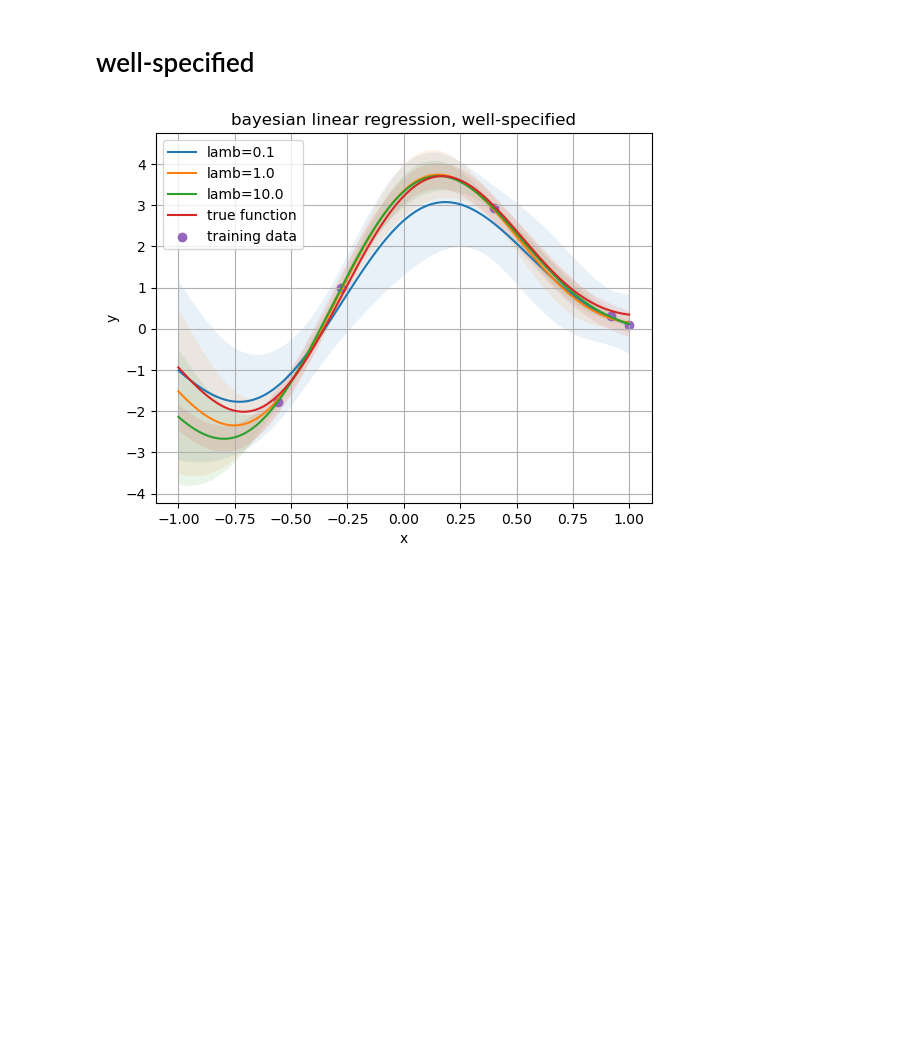
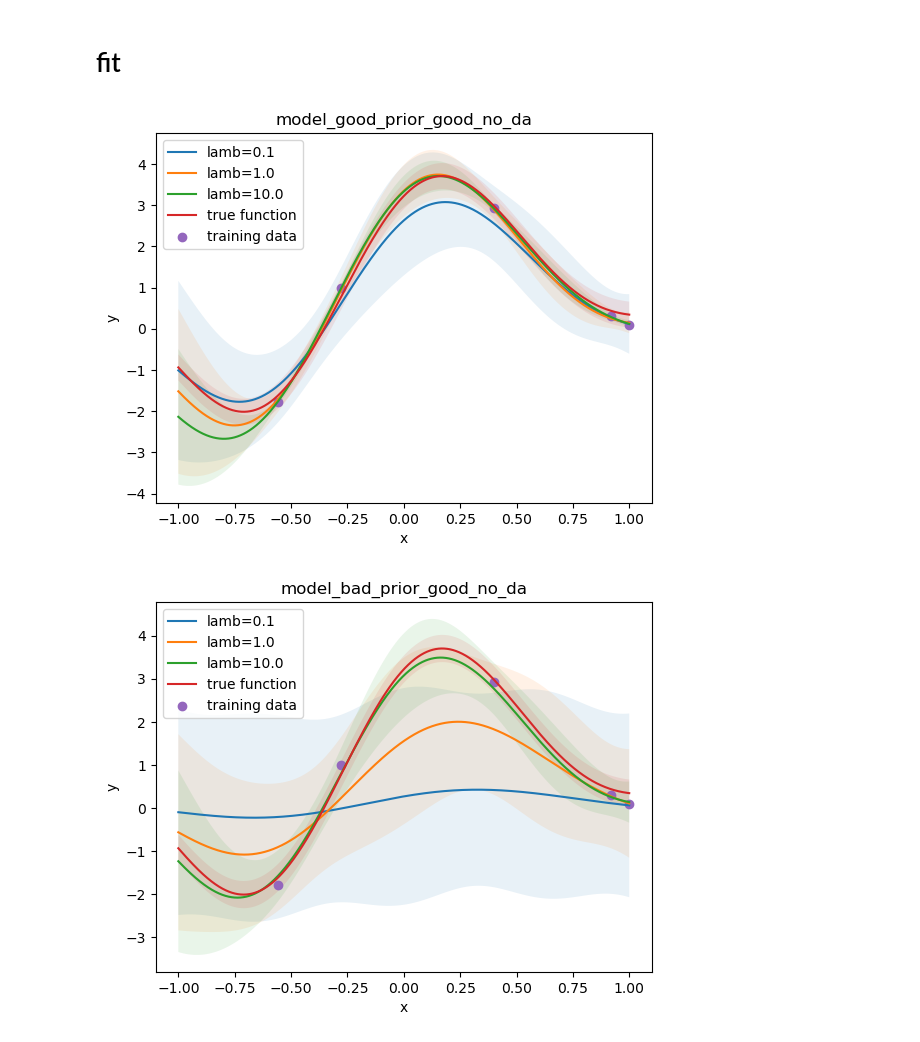
Before and after one commit to pyijiezhang/cold-posteriors-and-pacbayes, a Jupyter notebook: simulation_exact_lm_regression.ipynb, the cells around one changed output. Drawn from its saved outputs; the diff is of its cells as text; code cells hidden in the pictures; blank space fills up the shorter version.

```diff
--- a/simulation_exact_lm_regression.ipynb
+++ b/simulation_exact_lm_regression.ipynb
@@ -18,23 +19,50 @@ Y_true=torch.sum(X_show, 1)
-# %% [markdown]
-# well-specified
+# %% [markdown]
+# fit
 # %%
-plt.figure()
-for lamb in [0.1, 1.0, 10.0]:
-    var_likelihood = 0.025
-    var_prior = 1.0
-    m_N, S_N = get_post(X_train, Y_train, var_prior, var_likelihood, lamb)
-    post_pred_mean=X_show @ m_N
-    post_pred_var=torch.diag(X_show @ S_N @ X_show.T)
-    plt.plot(X_show_orig, post_pred_mean, label=f"lamb={lamb}")
-    plt.fill_between(X_show_orig, post_pred_mean + 2 * torch.sqrt(post_pred_var), post_pred_mean - 2 * torch.sqrt(post_pred_var), alpha=0.1)
-plt.plot(X_show_orig, Y_true, label="true function")
-plt.fill_between(X_show_orig, post_pred_mean + 2 * 0.158, post_pred_mean - 2 * 0.158, alpha=0.1)
-plt.scatter(X_train_orig, Y_train, label="training data")
-plt.legend()
-plt.grid()
-plt.title("bayesian linear regression, well-specified")
-plt.xlabel("x")
-plt.ylabel("y")
-plt.show()
+settings = [
+    "model_good_prior_good_no_da",
+    "model_bad_prior_good_no_da",
+    "model_good_prior_bad_no_da",
+]
+
+for setting in settings:
+
+    if setting == "model_good_prior_good_no_da":
+        var_likelihood = 0.025
+        var_prior = 1.0
+    if setting == "model_bad_prior_good_no_da":
+        var_likelihood = 1.0
+        var_prior = 1.0
+    if setting == "model_good_prior_bad_no_da":
+        var_likelihood = 0.025
+        var_prior = 0.05
+
+    dir_prefix = f"./results/blr_exact/{setting}/"
+    if not os.path.exists(dir_prefix):
+        os.makedirs(dir_prefix)
+
+    # model fit
+    plt.figure()
+    for lamb in [0.1, 1.0, 10.0]:
+        m_N, S_N, _ = get_post(X_train, Y_train, var_prior, var_likelihood, lamb)
+        post_pred_mean = X_show @ m_N
+        post_pred_var = torch.diag(X_show @ S_N @ X_show.T)
+        plt.plot(X_show_orig, post_pred_mean, label=f"lamb={lamb}")
+        plt.fill_between(
+            X_show_orig,
+            post_pred_mean + 2 * torch.sqrt(post_pred_var),
+            post_pred_mean - 2 * torch.sqrt(post_pred_var),
+            alpha=0.1,
+        )
+    plt.plot(X_show_orig, Y_true, label="true function")
+    plt.fill_between(X_show_orig, Y_true + 2 * 0.158, Y_true - 2 * 0.158, alpha=0.1)
+    plt.scatter(X_train_orig, Y_train, label="training data", marker="o")
+    plt.legend()
+    plt.title(f"{setting}")
+    plt.xlabel("x")
+    plt.ylabel("y")
+    plt.savefig(f"{dir_prefix}/fit_{setting}.png", dpi=300)
+    plt.show()
 # %% [output]
-[figure, old version]
+[figure, new version]
+[figure, added]
```
Also changed, not shown: parts of 15 cells of this notebook, 1 other file.
